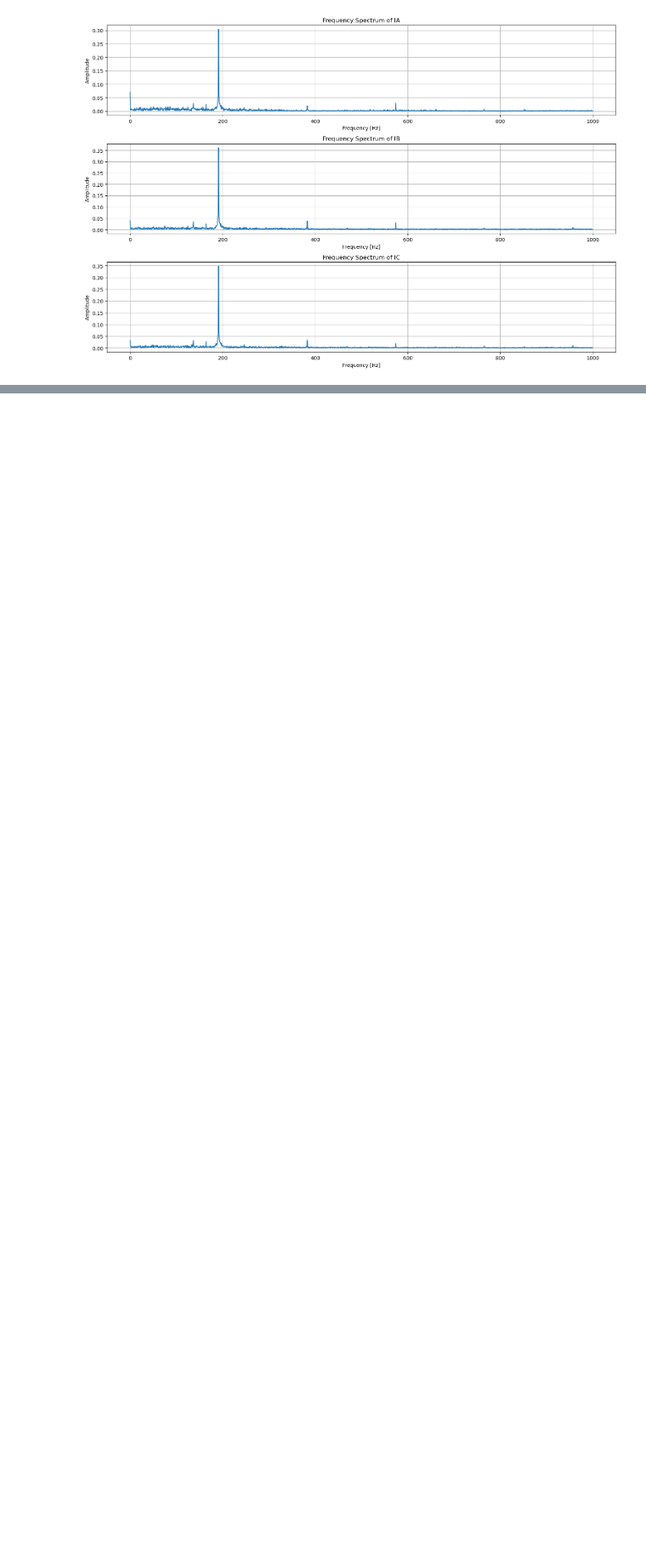
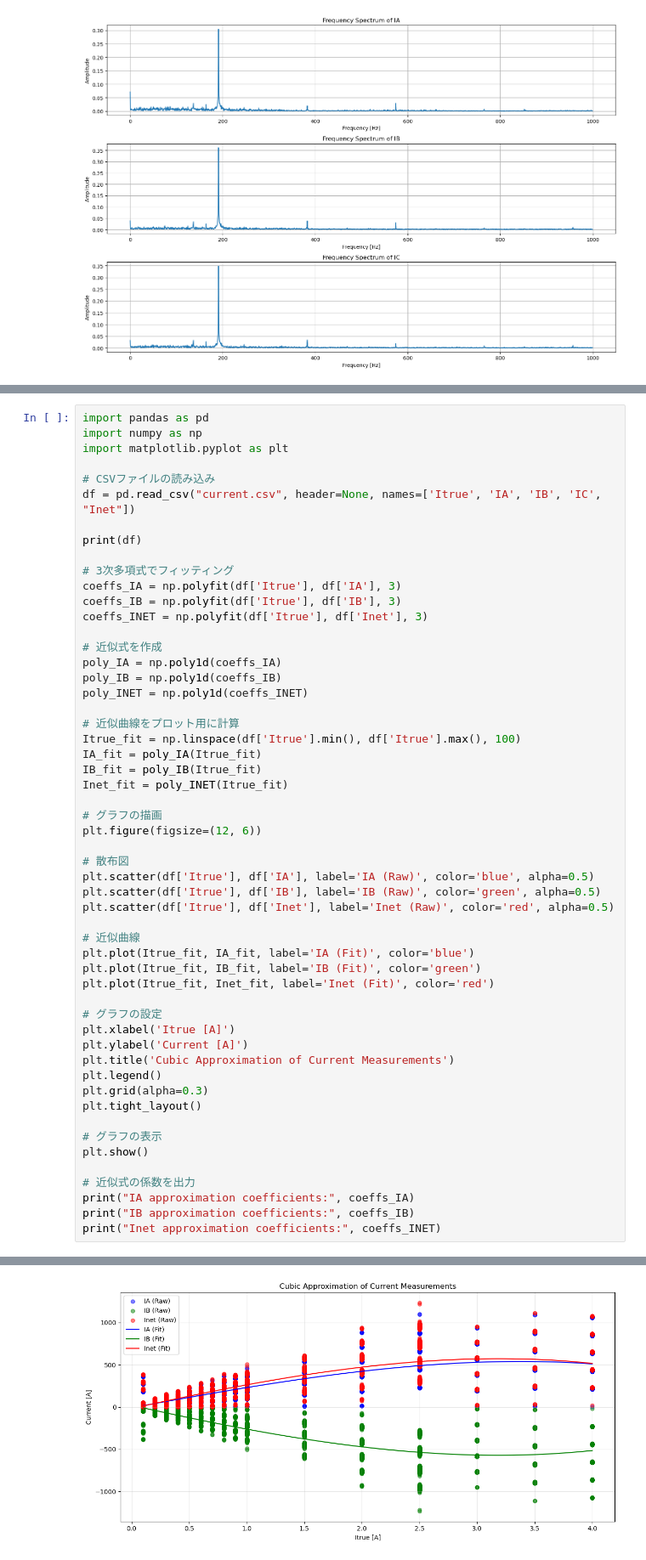
Before and after one commit to koji1027/SoccerRobot2024, a Jupyter notebook: Software/MD_Rev4.0_PIO_ver1/analyze.ipynb, the cells around one changed output, grey strips where cells are left out. Shown at 85% size. Cells and saved outputs as stored; diff of their text form; blank space fills up the shorter version.

```diff
--- a/Software/MD_Rev4.0_PIO_ver1/analyze.ipynb
+++ b/Software/MD_Rev4.0_PIO_ver1/analyze.ipynb
@@ -325,0 +357,55 @@ plt.show()
+# %%
+import pandas as pd
+import numpy as np
+import matplotlib.pyplot as plt
+
+# CSVファイルの読み込み
+df = pd.read_csv("current.csv", header=None, names=['Itrue', 'IA', 'IB', 'IC', "Inet"])
+
+print(df)
+
+# 3次多項式でフィッティング
+coeffs_IA = np.polyfit(df['Itrue'], df['IA'], 3)
+coeffs_IB = np.polyfit(df['Itrue'], df['IB'], 3)
+coeffs_INET = np.polyfit(df['Itrue'], df['Inet'], 3)
+
+# 近似式を作成
+poly_IA = np.poly1d(coeffs_IA)
+poly_IB = np.poly1d(coeffs_IB)
+poly_INET = np.poly1d(coeffs_INET)
+
+# 近似曲線をプロット用に計算
+Itrue_fit = np.linspace(df['Itrue'].min(), df['Itrue'].max(), 100)
+IA_fit = poly_IA(Itrue_fit)
+IB_fit = poly_IB(Itrue_fit)
+Inet_fit = poly_INET(Itrue_fit)
+
+# グラフの描画
+plt.figure(figsize=(12, 6))
+
+# 散布図
+plt.scatter(df['Itrue'], df['IA'], label='IA (Raw)', color='blue', alpha=0.5)
+plt.scatter(df['Itrue'], df['IB'], label='IB (Raw)', color='green', alpha=0.5)
+plt.scatter(df['Itrue'], df['Inet'], label='Inet (Raw)', color='red', alpha=0.5)
+
+# 近似曲線
+plt.plot(Itrue_fit, IA_fit, label='IA (Fit)', color='blue')
+plt.plot(Itrue_fit, IB_fit, label='IB (Fit)', color='green')
+plt.plot(Itrue_fit, Inet_fit, label='Inet (Fit)', color='red')
+
+# グラフの設定
+plt.xlabel('Itrue [A]')
+plt.ylabel('Current [A]')
+plt.title('Cubic Approximation of Current Measurements')
+plt.legend()
+plt.grid(alpha=0.3)
+plt.tight_layout()
+
+# グラフの表示
+plt.show()
+
+# 近似式の係数を出力
+print("IA approximation coefficients:", coeffs_IA)
+print("IB approximation coefficients:", coeffs_IB)
+print("Inet approximation coefficients:", coeffs_INET)
+# %% [output]
@@ -325,0 +426 @@ plt.show()
+[figure, added]
```
Also changed, not shown: parts of 8 cells of this notebook, 21 other files.
